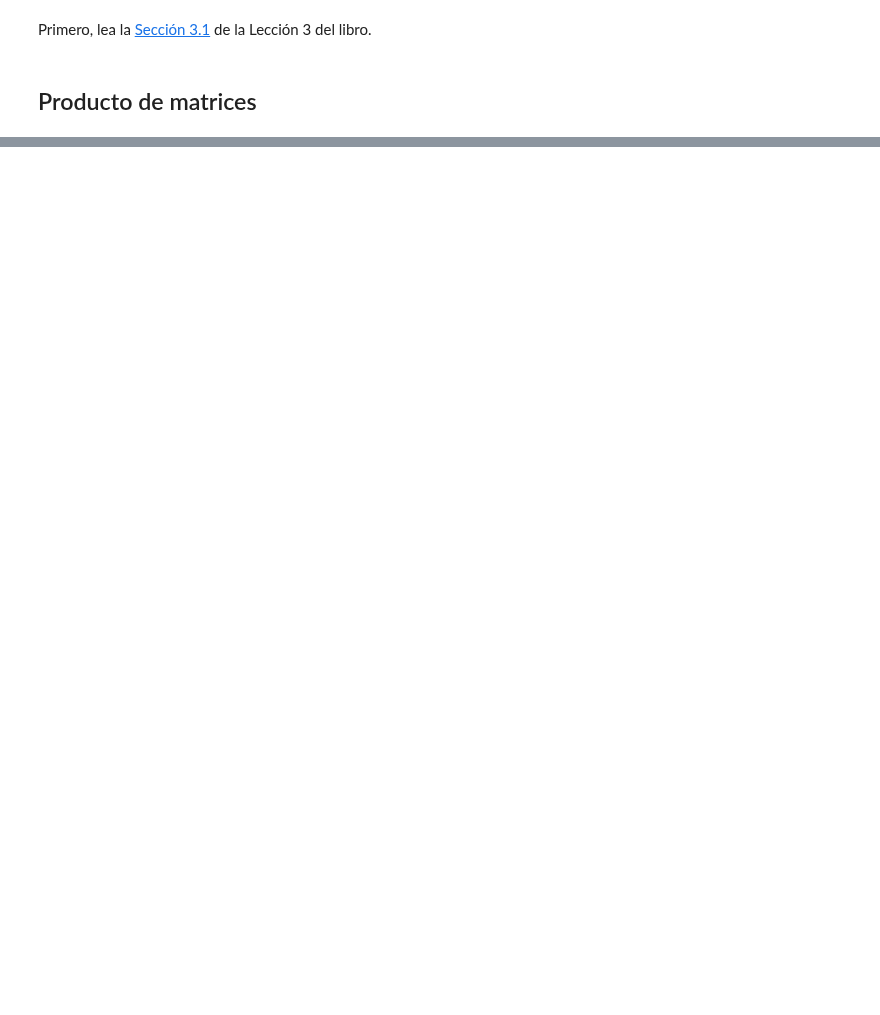
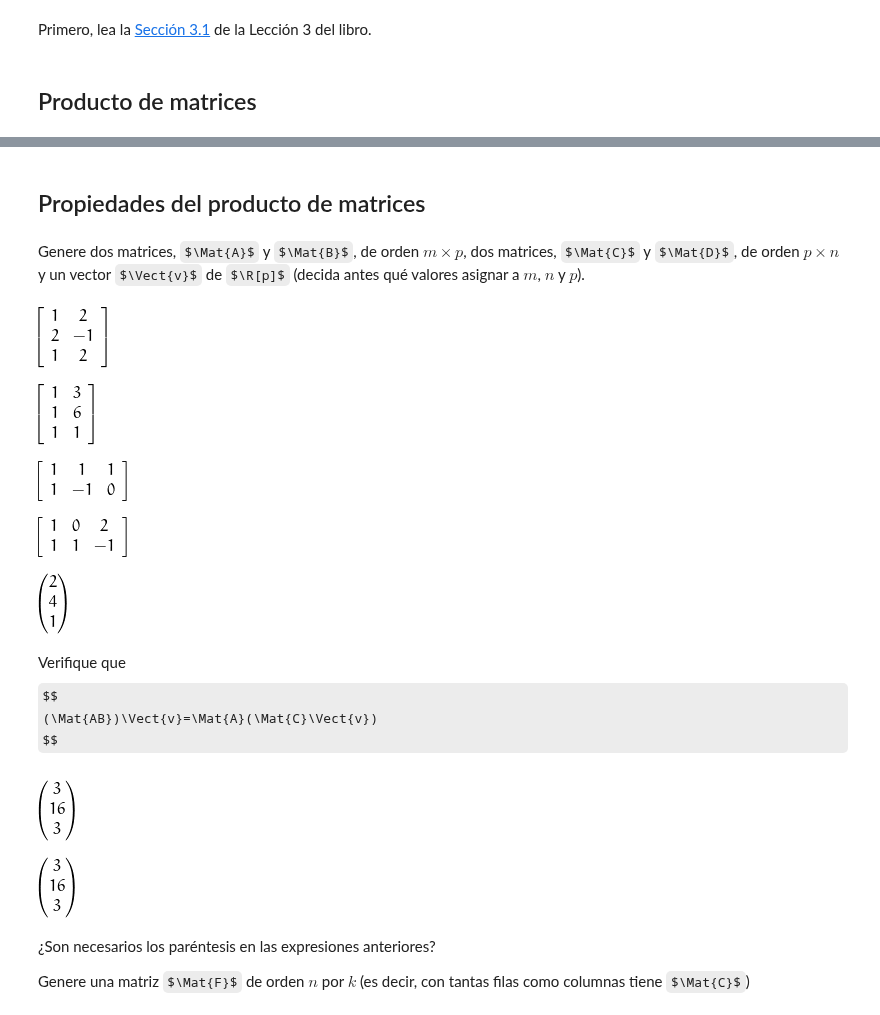
Before and after one commit to mbujosab/nacal-Jupyter-Notebooks, a Jupyter notebook: Lecc03.ipynb, the cells around one changed output, grey strips where cells are left out. Drawn from its saved outputs; the diff is of its cells as text; code cells hidden in the pictures; some formulas as TeX source; blank space fills up the shorter version.

```diff
--- a/Lecc03.ipynb
+++ b/Lecc03.ipynb
@@ -184,0 +73,53 @@ Compruebe que `A*b` es igual que `b*(~A)`. Y que `c*D` es igual que `(~D)*c`. ¿
+# %% [markdown]
+## Propiedades del producto de matrices
+# %% [markdown]
+Genere dos matrices, $\Mat{A}$ y $\Mat{B}$, de orden $m\times p$, dos matrices, $\Mat{C}$ y $\Mat{D}$, de orden $p\times n$ y un vector $\Vect{v}$ de $\R[p]$ (decida antes qué valores asignar a $m$, $n$ y $p$).
+# %%
+# Defina una matriz A de orden m por p. Por ejemplo:
+A=Matrix([ Vector([1,2,1]), Vector([2,-1,2]) ])
+A
+# %% [output]
+[figure, added]
+# %%
+# Defina una matriz B de orden m por p. Por ejemplo:
+B=Matrix([ Vector([1,1,1]), Vector([3,6,1]) ])
+B
+# %% [output]
+[figure, added]
+# %%
+# Defina una matriz C de orden p por n. Por ejemplo:
+C=Matrix([ [1,1,1], [1, -1, 0] ])
+C
+# %% [output]
+[figure, added]
+# %%
+# Defina una matriz D de orden p por n. Por ejemplo:
+D=Matrix([ Vector([1,1]), Vector([0,1]), Vector([2,-1]) ])
+D
+# %% [output]
+[figure, added]
+# %%
+# Defina un vector v con n componentes. Por ejemplo:
+v=Vector([2,4,1])
+v
+# %% [output]
+[figure, added]
+# %% [markdown]
+Verifique que
+$$
+(\Mat{AB})\Vect{v}=\Mat{A}(\Mat{C}\Vect{v})
+$$
+# %%
+# escriba aquí la parte izquierda de la ecuación
+A*(C*v)
+# %% [output]
+[figure, added]
+# %%
+# escriba aquí la parte derecha de la ecuación
+(A*C)*v
+# %% [output]
+[figure, added]
+# %% [markdown]
+¿Son necesarios los paréntesis en las expresiones anteriores?
+
+Genere una matriz $\Mat{F}$ de orden $n$ por $k$ (es decir, con tantas filas como columnas tiene $\Mat{C}$)
```
Also changed, not shown: parts of 170 cells of this notebook, 2 other files.
